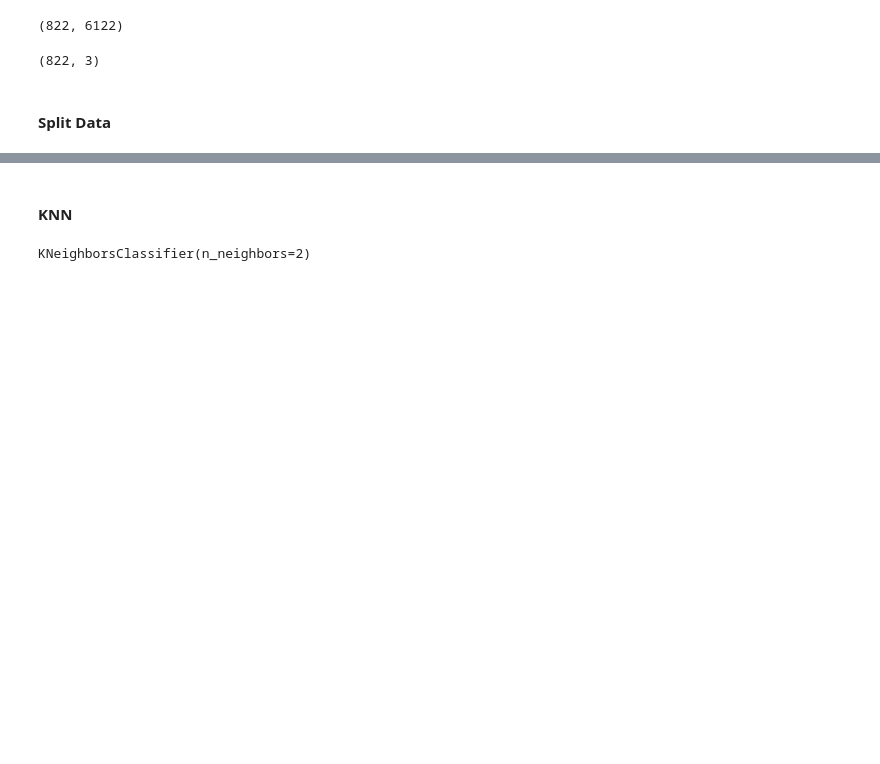
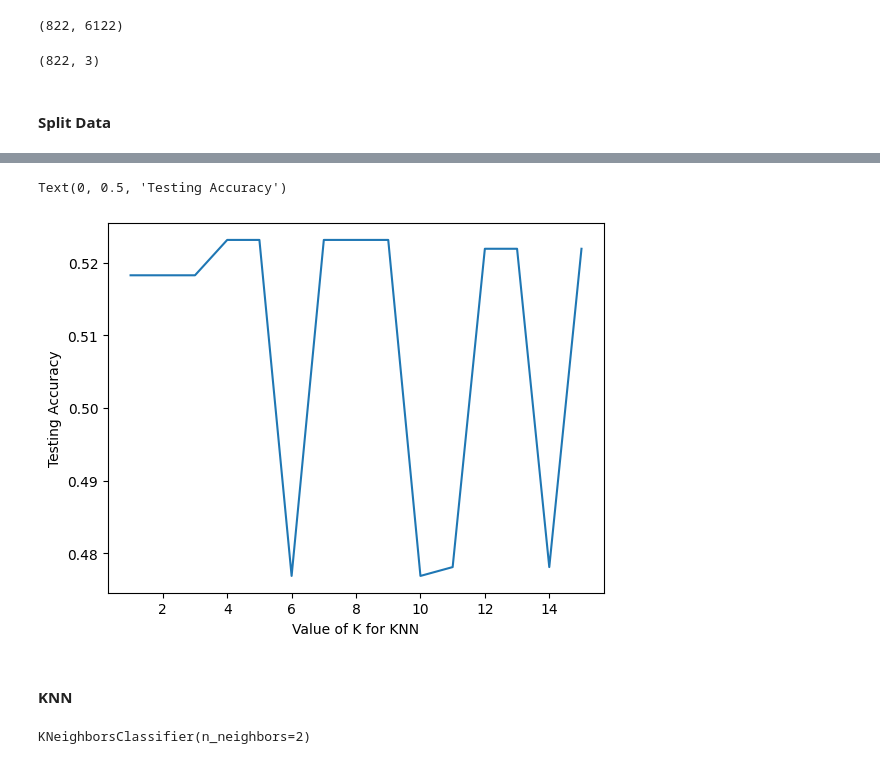
Before and after one commit to Much-rafi/Prosaindata, a Jupyter notebook: _sources/UTS.ipynb, the cells around one changed output, grey strips where cells are left out. Saved outputs shown, nothing was run; the diff lists cells and outputs as text; code cells hidden in the pictures; blank space fills up the shorter version.

```diff
--- a/_sources/UTS.ipynb
+++ b/_sources/UTS.ipynb
@@ -392,0 +432,15 @@ training_label, test_label = train_test_split(y, test_size=0.2, random_state=1)#
+# %%
+from sklearn.cluster import KMeans
+from sklearn import preprocessing
+from sklearn.metrics import accuracy_score
+
+# Number of clusters
+kmeans = KMeans(n_clusters=3)
+# Fitting the input data
+kmeans = kmeans.fit(X_pca)
+# Getting the cluster labels
+labels = kmeans.predict(X_pca)
+# Centroid values
+centroids = kmeans.cluster_centers_
+hasil = kmeans.fit_transform(X_pca)
+hasil
@@ -392,0 +486,18 @@ training_label, test_label = train_test_split(y, test_size=0.2, random_state=1)#
+# %%
+# menentukan
+scores = []
+for i in range(1,16):
+  # Run PCA over the features.
+  pca = PCA(n_components=i)
+  X = pca.fit_transform(tfidf_wm.toarray())
+  # Number of clusters
+  kmeans = KMeans(n_clusters=2)
+  # Fitting the input data
+  kmeans = kmeans.fit(X)
+  # Getting the cluster labels
+  labels = kmeans.predict(X)
+  # Centroid values
+  centroids = kmeans.cluster_centers_
+  hasil = kmeans.fit_transform(X)
+  acc = accuracy_score(y, labels)
+  scores.append(acc)
@@ -393,3 +522,14 @@ training_label, test_label = train_test_split(y, test_size=0.2, random_state=1)#
+# %%
+%matplotlib inline
+import matplotlib.pyplot as plt
+
+#plot the relationship between K and the testing accuracy
+plt.plot(range(1,16),scores)
+plt.xlabel('Value of K for KNN')
+plt.ylabel('Testing Accuracy')
+# %% [output]
+Text(0, 0.5, 'Testing Accuracy')
+[figure, added]
 # %% [markdown]
 #### KNN
 # %%
```
Also changed, not shown: parts of 8 cells of this notebook, 14 other files.
